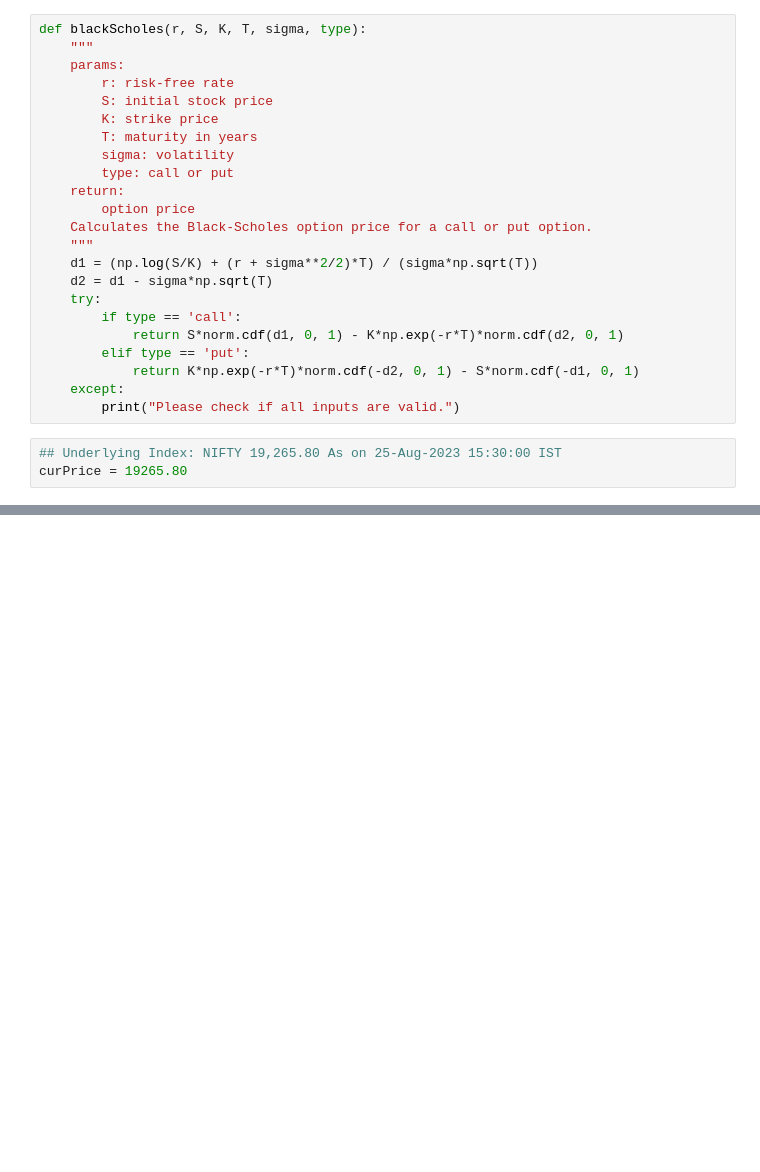
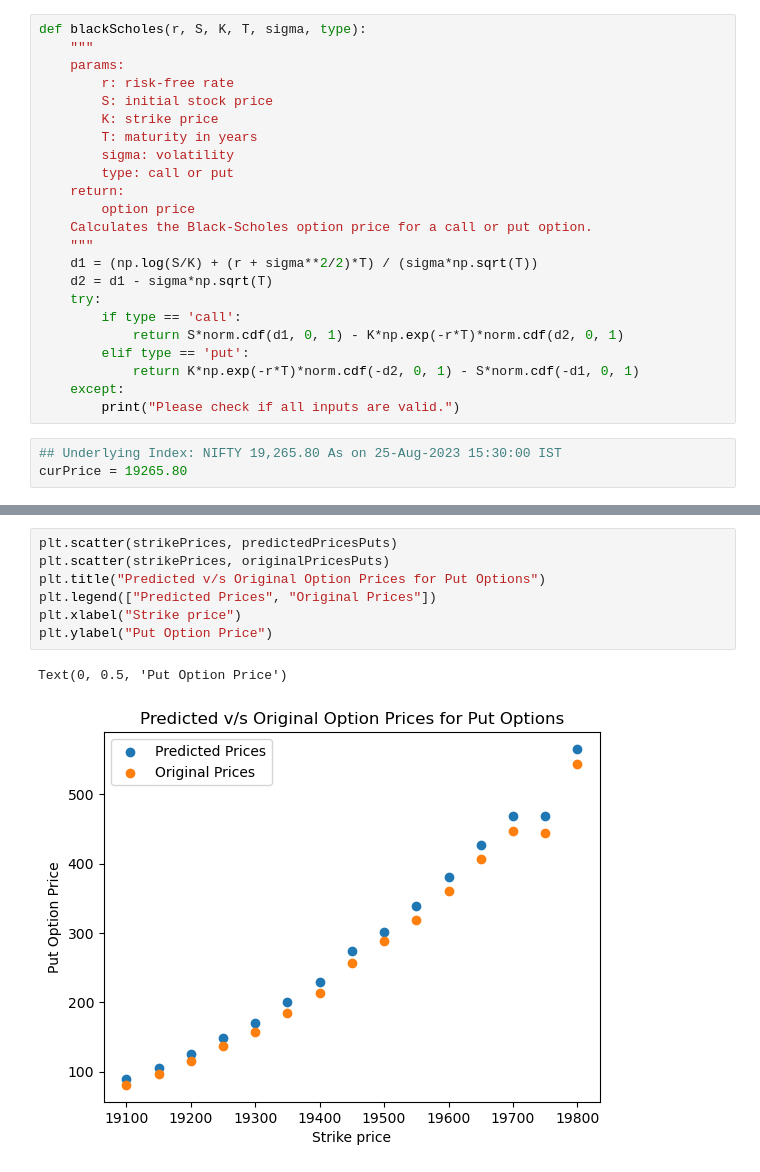
Before and after one commit to DarshanIITB/FinSearch-23, a Jupyter notebook: backtesting.ipynb, the cells around one changed output, grey strips where cells are left out. Saved outputs shown, nothing was run; the diff lists cells and outputs as text; blank space fills up the shorter version.

```diff
--- a/backtesting.ipynb
+++ b/backtesting.ipynb
@@ -65,0 +68,10 @@ Original Put Price: 543.55, Predicted Call Price: 565.6293923935573
+# %%
+plt.scatter(strikePrices, predictedPricesPuts)
+plt.scatter(strikePrices, originalPricesPuts)
+plt.title("Predicted v/s Original Option Prices for Put Options")
+plt.legend(["Predicted Prices", "Original Prices"])
+plt.xlabel("Strike price")
+plt.ylabel("Put Option Price")
+# %% [output]
+Text(0, 0.5, 'Put Option Price')
+[figure, added]
```
Also changed, not shown: parts of 4 cells of this notebook.
